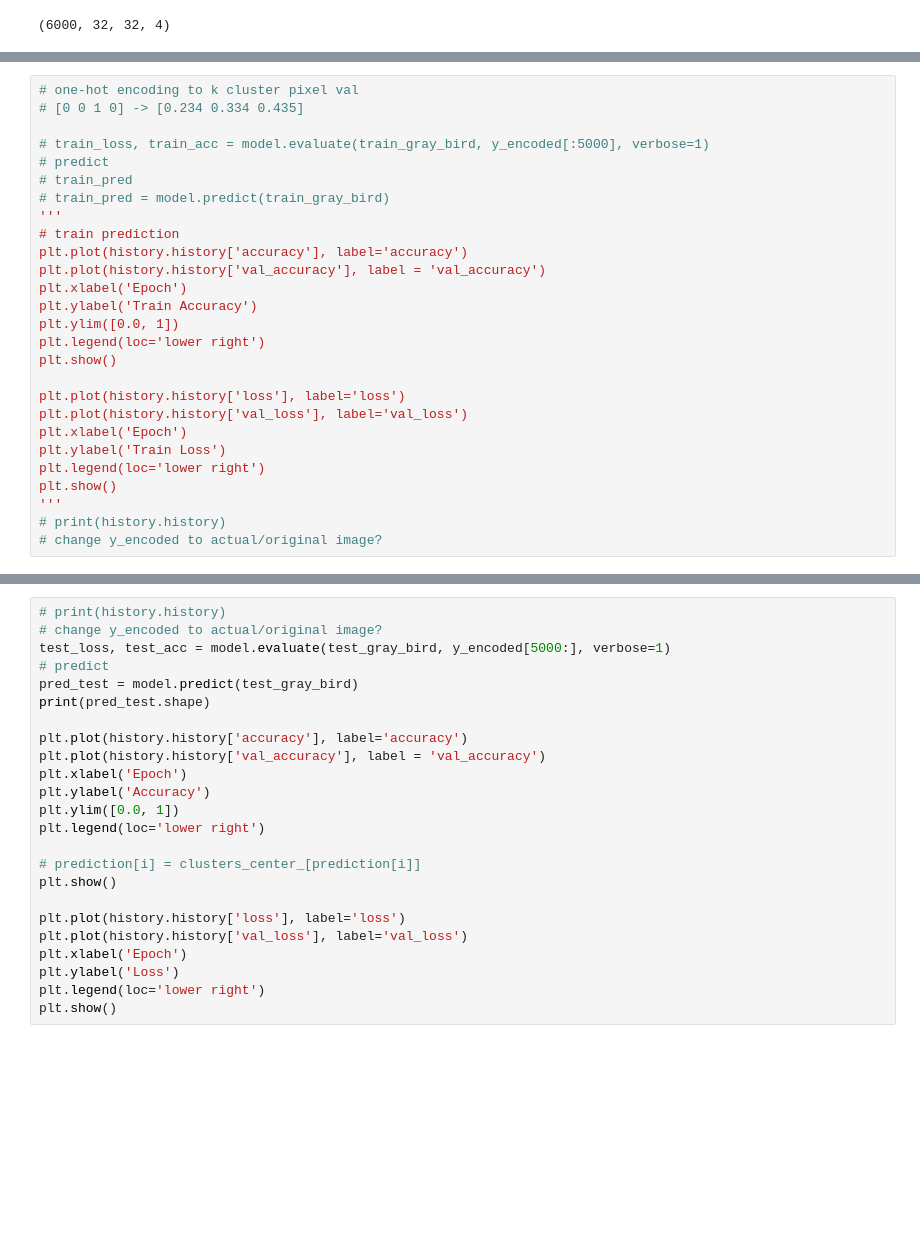
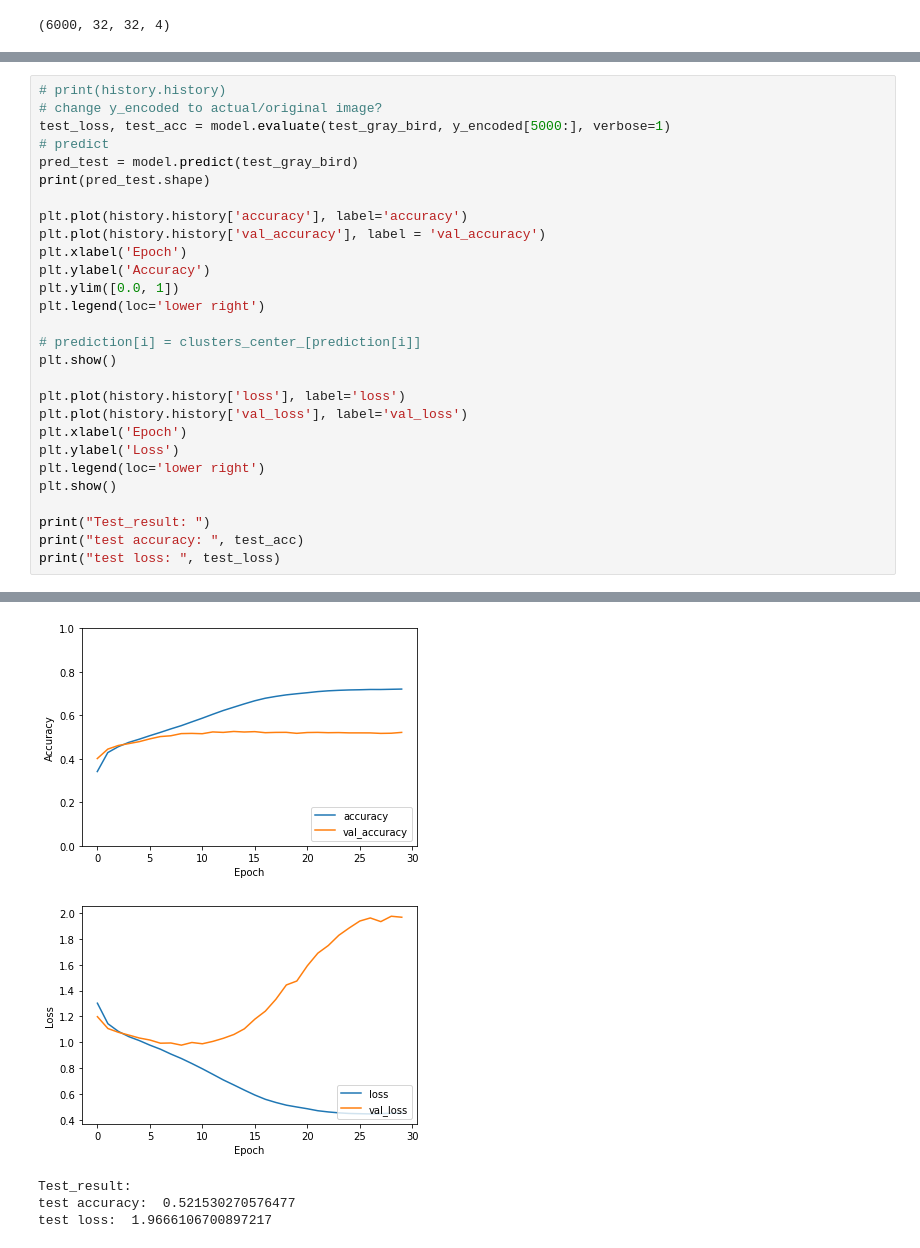
Before and after one commit to jungbok/CNN_Image_Colorization, a Jupyter notebook: lab6_CNN.ipynb, the cells around one changed output, grey strips where cells are left out. Cells and saved outputs as stored; diff of their text form; blank space fills up the shorter version.

```diff
--- a/lab6_CNN.ipynb
+++ b/lab6_CNN.ipynb
@@ -285,28 +287,29 @@ Epoch 30/30
 # %%
-# one-hot encoding to k cluster pixel val
-# [0 0 1 0] -> [0.234 0.334 0.435]
+# print(history.history)
+# change y_encoded to actual/original image?
+test_loss, test_acc = model.evaluate(test_gray_bird, y_encoded[5000:], verbose=1)
+# predict
+pred_test = model.predict(test_gray_bird)
+print(pred_test.shape)
 
-# train_loss, train_acc = model.evaluate(train_gray_bird, y_encoded[:5000], verbose=1)
-# predict
-# train_pred
-# train_pred = model.predict(train_gray_bird)
-'''
-# train prediction
 plt.plot(history.history['accuracy'], label='accuracy')
 plt.plot(history.history['val_accuracy'], label = 'val_accuracy')
 plt.xlabel('Epoch')
-plt.ylabel('Train Accuracy')
+plt.ylabel('Accuracy')
 plt.ylim([0.0, 1])
 plt.legend(loc='lower right')
+
+# prediction[i] = clusters_center_[prediction[i]]
 plt.show()
 
 plt.plot(history.history['loss'], label='loss')
 plt.plot(history.history['val_loss'], label='val_loss')
 plt.xlabel('Epoch')
-plt.ylabel('Train Loss')
+plt.ylabel('Loss')
 plt.legend(loc='lower right')
 plt.show()
-'''
-# print(history.history)
-# change y_encoded to actual/original image?
+
+print("Test_result: ")
+print("test accuracy: ", test_acc)
+print("test loss: ", test_loss)
 # %% [output]
@@ -314,27 +318,8 @@ plt.show()
+[figure, added]
+[figure, added]
+Test_result:
+test accuracy:  0.521530270576477
+test loss:  1.9666106700897217
-# %%
-# print(history.history)
-# change y_encoded to actual/original image?
-test_loss, test_acc = model.evaluate(test_gray_bird, y_encoded[5000:], verbose=1)
-# predict
-pred_test = model.predict(test_gray_bird)
-print(pred_test.shape)
-
-plt.plot(history.history['accuracy'], label='accuracy')
-plt.plot(history.history['val_accuracy'], label = 'val_accuracy')
-plt.xlabel('Epoch')
-plt.ylabel('Accuracy')
-plt.ylim([0.0, 1])
-plt.legend(loc='lower right')
-
-# prediction[i] = clusters_center_[prediction[i]]
-plt.show()
-
-plt.plot(history.history['loss'], label='loss')
-plt.plot(history.history['val_loss'], label='val_loss')
-plt.xlabel('Epoch')
-plt.ylabel('Loss')
-plt.legend(loc='lower right')
-plt.show()
 # %%
 pred_test = pred_test.reshape((-1, 1024, 4))
 print("p_t_shape: ", pred_test.shape)
```
Also changed, not shown: parts of 25 cells of this notebook.
